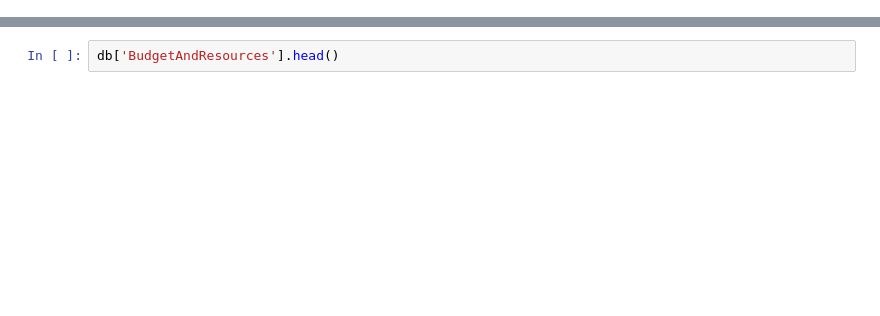
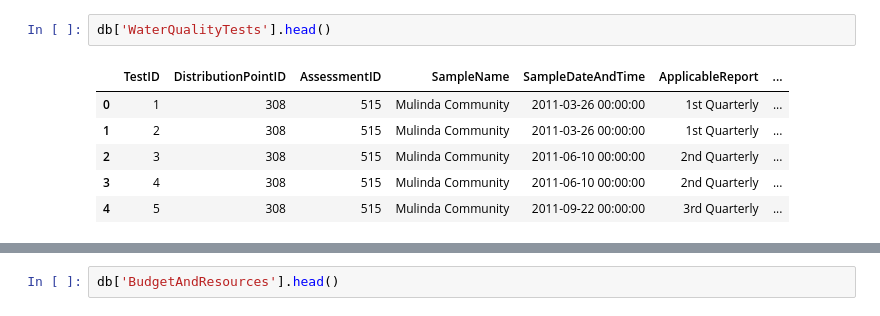
Before and after one commit to eric-czech/portfolio, a Jupyter notebook: demonstrative/python/notebooks/research/wmi/eda.ipynb, the cells around one changed output, grey strips where cells are left out. Drawn from its saved outputs; the diff is of its cells as text; blank space fills up the shorter version.

```diff
--- a/demonstrative/python/notebooks/research/wmi/eda.ipynb
+++ b/demonstrative/python/notebooks/research/wmi/eda.ipynb
@@ -78,0 +87,9 @@ search_for_column(db, 'AssessmentID')
+# %%
+db['WaterQualityTests'].head()
+# %% [output]
+|  | TestID | DistributionPointID | AssessmentID | SampleName | SampleDateAndTime | ApplicableReport | ... |
+| 0 | 1 | 308 | 515 | Mulinda Community | 2011-03-26 00:00:00 | 1st Quarterly | ... |
+| 1 | 2 | 308 | 515 | Mulinda Community | 2011-03-26 00:00:00 | 1st Quarterly | ... |
+| 2 | 3 | 308 | 515 | Mulinda Community | 2011-06-10 00:00:00 | 2nd Quarterly | ... |
+| 3 | 4 | 308 | 515 | Mulinda Community | 2011-06-10 00:00:00 | 2nd Quarterly | ... |
+| 4 | 5 | 308 | 515 | Mulinda Community | 2011-09-22 00:00:00 | 3rd Quarterly | ... |
```
Also changed, not shown: parts of 16 cells of this notebook, 20 other files.
